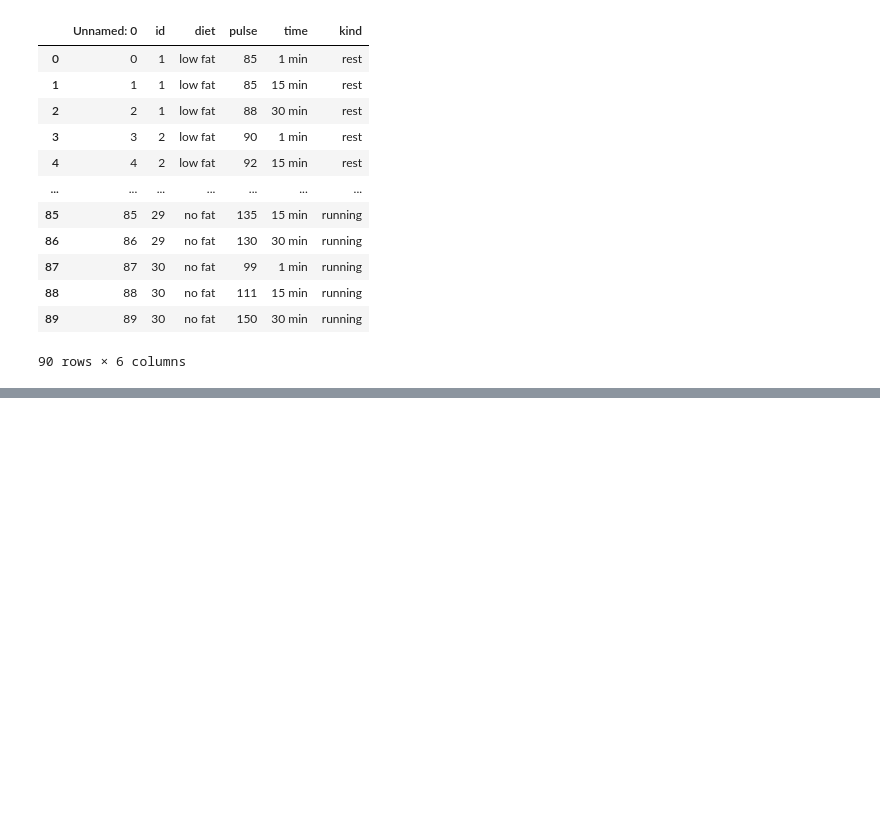
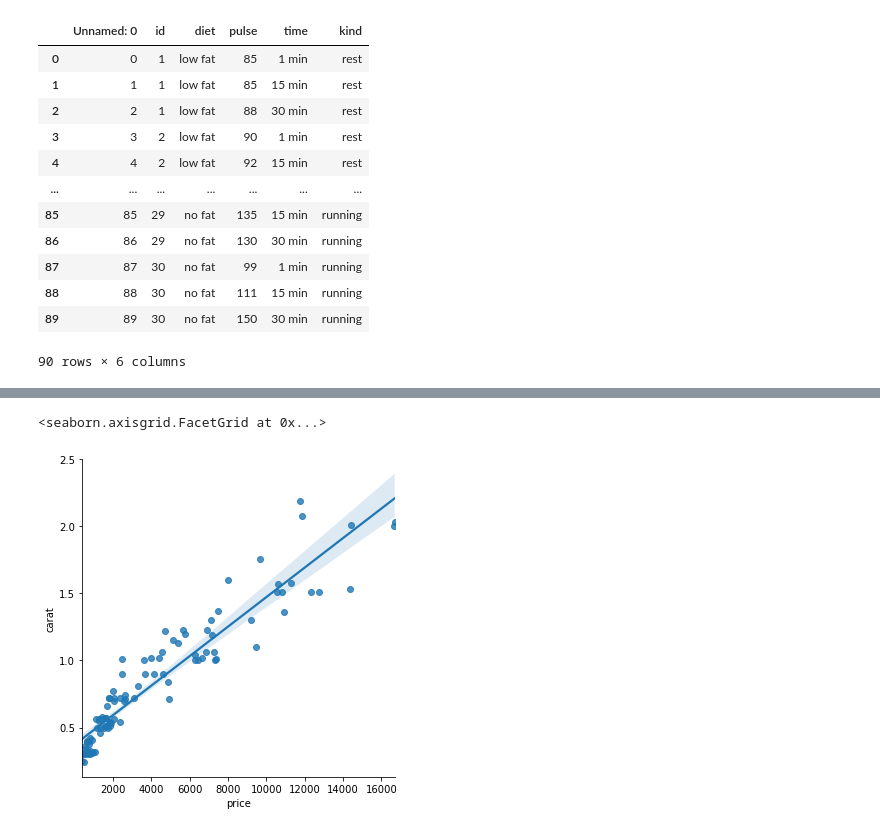
Before and after one commit to Jogwums/Data-Analysis-Cl01, a Jupyter notebook: seaborn/intro.ipynb, the cells around one changed output, grey strips where cells are left out. Saved outputs shown, nothing was run; the diff lists cells and outputs as text; code cells hidden in the pictures; blank space fills up the shorter version.

```diff
--- a/seaborn/intro.ipynb
+++ b/seaborn/intro.ipynb
@@ -71,0 +103,3 @@ execer
+# %%
+df = sns.load_dataset('diamonds').sample(frac=1).head(100)
+df
@@ -71,0 +120,6 @@ execer
+# %%
+# draw a regression plot of this smaller sample
+sns.lmplot(x='price',y='carat', data=df)
+# %% [output]
+<seaborn.axisgrid.FacetGrid at 0x...>
+[figure, added]
```
Also changed, not shown: parts of 22 cells of this notebook, 2 other files.
